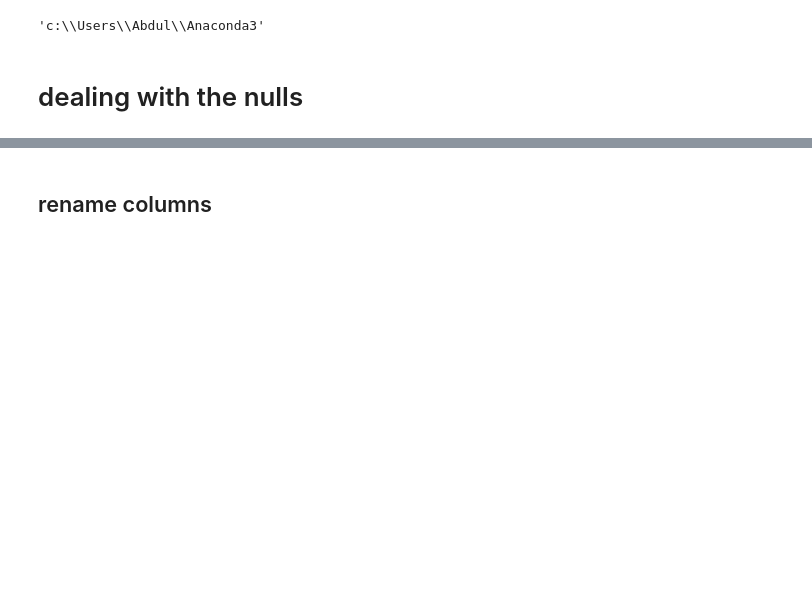
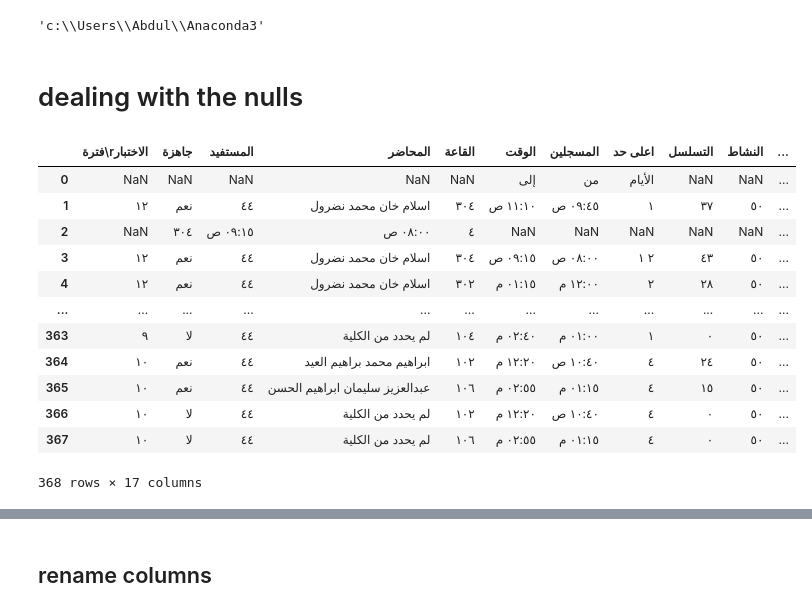
Before and after one commit to Abdulmalik-rebdi/FYP-QU-Chatbot, a Jupyter notebook: Makefile/readpdf.ipynb, the cells around one changed output, grey strips where cells are left out. Saved outputs shown, nothing was run; the diff lists cells and outputs as text; code cells hidden in the pictures; blank space fills up the shorter version.

```diff
--- a/Makefile/readpdf.ipynb
+++ b/Makefile/readpdf.ipynb
@@ -22,4 +22,20 @@ tabula.convert_into("../data/class.pdf", "../data/output.csv", output_format="cs
 # dealing with the nulls
 # %%
 df = pd.read_csv('../data/output.csv')
+# %%
+df
+# %% [output]
+|  | فترة\rالاختبار | جاهزة | المستفيد | المحاضر | القاعة | الوقت | المسجلين | اعلى حد | التسلسل | النشاط | ... |
+| 0 | NaN | NaN | NaN | NaN | NaN | إلى | من | الأيام | NaN | NaN | ... |
+| 1 | ١٢ | نعم | ٤٤ | اسلام خان محمد نضرول | ٣٠٤ | ١١:١٠ ص | ٠٩:٤٥ ص | ١ | ٣٧ | ٥٠ | ... |
+| 2 | NaN | ٣٠٤ | ٠٩:١٥ ص | ٠٨:٠٠ ص | ٤ | NaN | NaN | NaN | NaN | NaN | ... |
+| 3 | ١٢ | نعم | ٤٤ | اسلام خان محمد نضرول | ٣٠٤ | ٠٩:١٥ ص | ٠٨:٠٠ ص | ٢ ١ | ٤٣ | ٥٠ | ... |
+| 4 | ١٢ | نعم | ٤٤ | اسلام خان محمد نضرول | ٣٠٢ | ٠١:١٥ م | ١٢:٠٠ م | ٢ | ٢٨ | ٥٠ | ... |
+| ... | ... | ... | ... | ... | ... | ... | ... | ... | ... | ... | ... |
+| 363 | ٩ | لا | ٤٤ | لم يحدد من الكلية | ١٠٤ | ٠٢:٤٠ م | ٠١:٠٠ م | ١ | ٠ | ٥٠ | ... |
+| 364 | ١٠ | نعم | ٤٤ | ابراهيم محمد براهيم العيد | ١٠٢ | ١٢:٢٠ م | ١٠:٤٠ ص | ٤ | ٢٤ | ٥٠ | ... |
+| 365 | ١٠ | نعم | ٤٤ | عبدالعزيز سليمان ابراهيم الحسن | ١٠٦ | ٠٢:٥٥ م | ٠١:١٥ م | ٤ | ١٥ | ٥٠ | ... |
+| 366 | ١٠ | لا | ٤٤ | لم يحدد من الكلية | ١٠٢ | ١٢:٢٠ م | ١٠:٤٠ ص | ٤ | ٠ | ٥٠ | ... |
+| 367 | ١٠ | لا | ٤٤ | لم يحدد من الكلية | ١٠٦ | ٠٢:٥٥ م | ٠١:١٥ م | ٤ | ٠ | ٥٠ | ... |
+368 rows × 17 columns
 # %%
```
Also changed, not shown: parts of 36 cells of this notebook.
